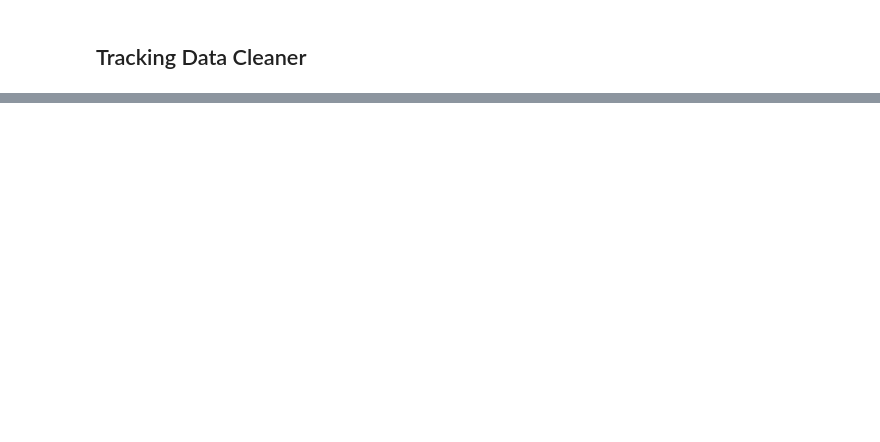
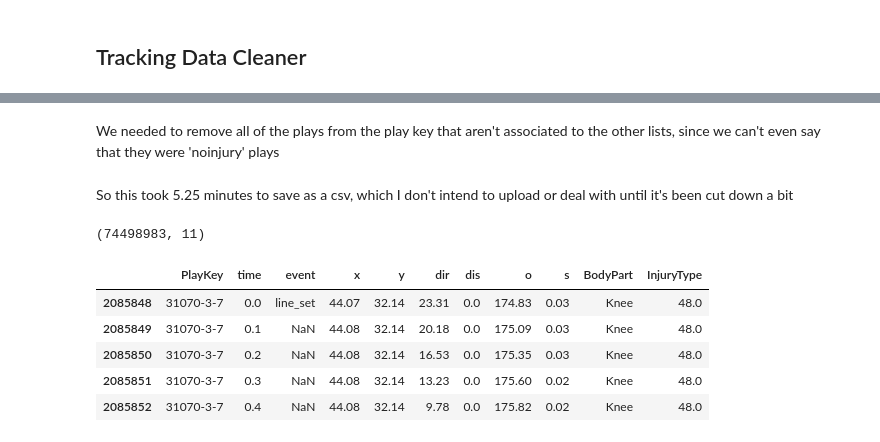
Before and after one commit to agaffney-hub/final-capstone, a Jupyter notebook: Alternate_Model.ipynb, the cells around one changed output, grey strips where cells are left out. Cells and saved outputs as stored; diff of their text form; code cells hidden in the pictures; blank space fills up the shorter version.

```diff
--- a/Alternate_Model.ipynb
+++ b/Alternate_Model.ipynb
@@ -3,6 +3,6 @@
 # %%
 import pandas as pd
 import numpy as np
-from sklearn.model_selection import train_test_split
+pd.set_option('mode.chained_assignment', None)
 # %%
 playlist = pd.read_csv("NFL_Turf/PlayList.csv")
@@ -465,0 +586,9 @@ injuries.head()
+# %% [markdown]
+We needed to remove all of the plays from the play key that aren't associated to the other lists, since we can't even say that they were 'noinjury' plays
+# %% [markdown]
+So this took 5.25 minutes to save as a csv, which I don't intend to upload or deal with until it's been cut down a bit
+# %%
+track_outer = track_outer.loc[track_outer.BodyPart.isna() == False, :]
+track_outer.shape
+# %% [output]
+(74498983, 11)
@@ -465,0 +599,9 @@ injuries.head()
+# %%
+injury_plays.head()
+# %% [output]
+|  | PlayKey | time | event | x | y | dir | dis | o | s | BodyPart | InjuryType |
+| 2085848 | 31070-3-7 | 0.0 | line_set | 44.07 | 32.14 | 23.31 | 0.0 | 174.83 | 0.03 | Knee | 48.0 |
+| 2085849 | 31070-3-7 | 0.1 | NaN | 44.08 | 32.14 | 20.18 | 0.0 | 175.09 | 0.03 | Knee | 48.0 |
+| 2085850 | 31070-3-7 | 0.2 | NaN | 44.08 | 32.14 | 16.53 | 0.0 | 175.35 | 0.03 | Knee | 48.0 |
+| 2085851 | 31070-3-7 | 0.3 | NaN | 44.08 | 32.14 | 13.23 | 0.0 | 175.60 | 0.02 | Knee | 48.0 |
+| 2085852 | 31070-3-7 | 0.4 | NaN | 44.08 | 32.14 | 9.78 | 0.0 | 175.82 | 0.02 | Knee | 48.0 |
```
Also changed, not shown: parts of 52 cells of this notebook, 2 other files.
